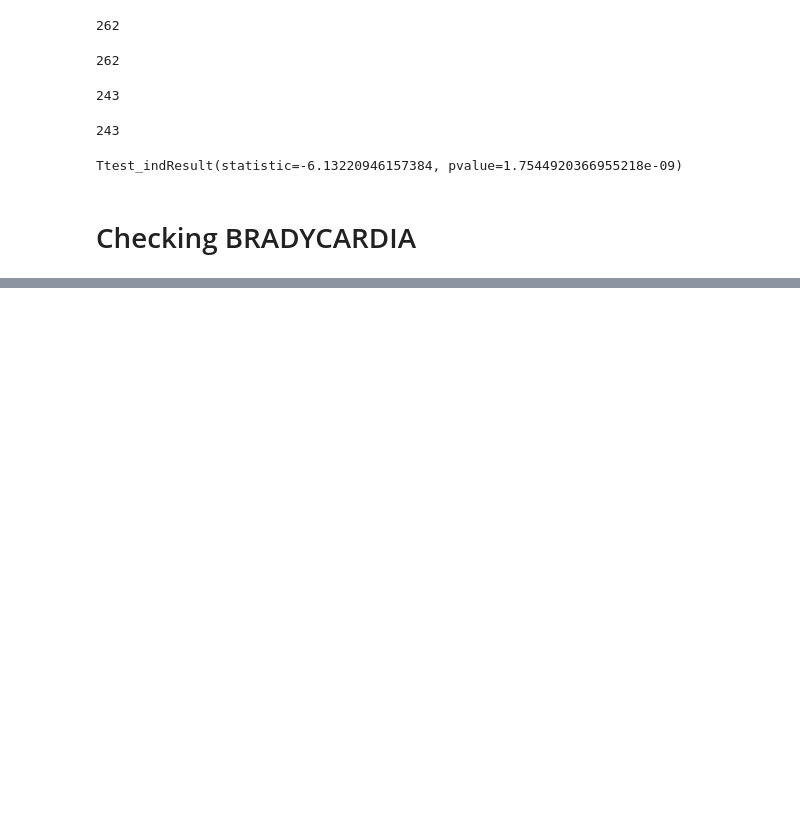
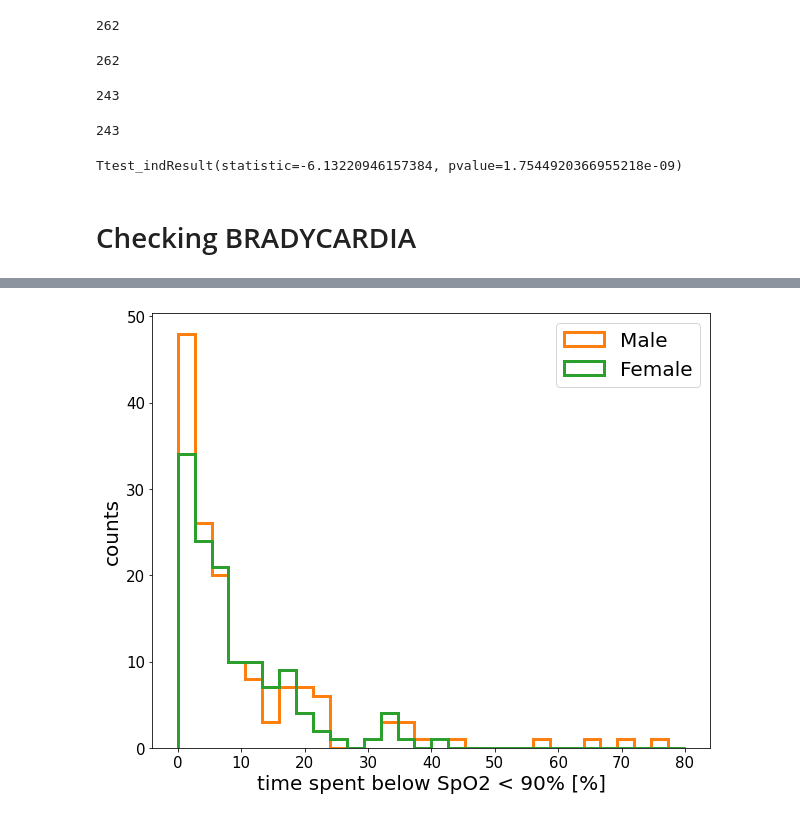
Before and after one commit to shisteve/NHS, a Jupyter notebook: 007_easy_selection.ipynb, the cells around one changed output, grey strips where cells are left out. Cells and saved outputs as stored; diff of their text form; code cells hidden in the pictures; blank space fills up the shorter version.

```diff
--- a/007_easy_selection.ipynb
+++ b/007_easy_selection.ipynb
@@ -608,0 +661,11 @@ plt.show()
+# %%
+plt.figure(figsize=(10,8))
+#plt.hist(brad_pr,  bins=30,histtype='step',lw=3,label='All',color='C0')
+plt.hist(m_brad_spo2,bins=30,histtype='step',lw=3,label='Male', color='C1'   ,range=(0,80))
+plt.hist(f_brad_spo2,bins=30,histtype='step',lw=3,label='Female' , color='C2',range=(0,80))
+plt.xlabel("time spent below SpO2 < 90% [%]")
+plt.ylabel('counts')
+plt.legend()
+plt.show()
+# %% [output]
+[figure, added]
```
Also changed, not shown: parts of 12 cells of this notebook, 4 other files.
